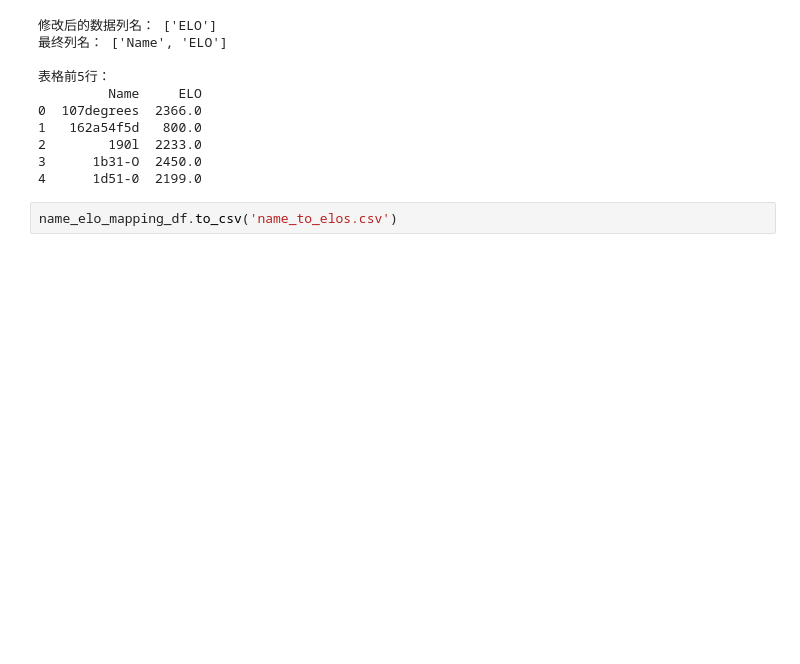
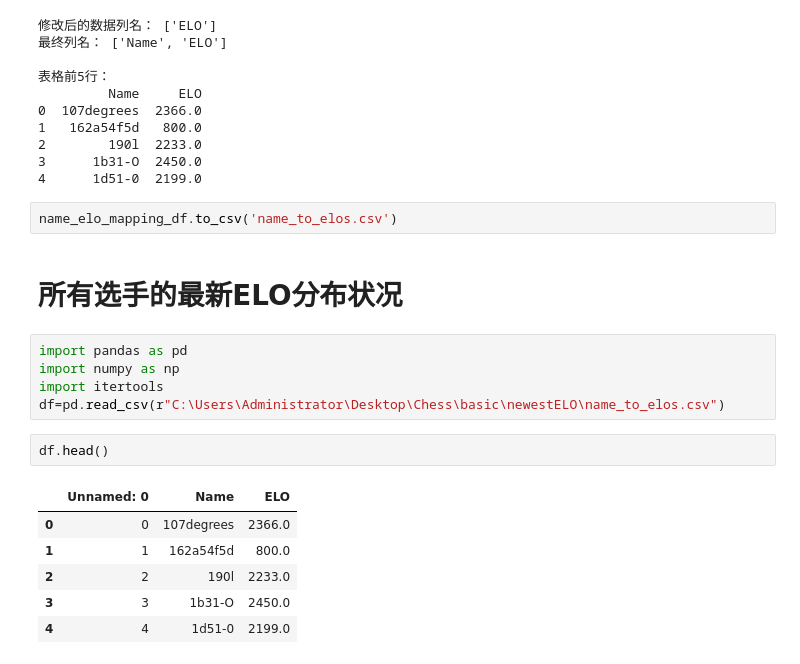
Before and after one commit to zZimablueee/Chess, a Jupyter notebook: basic/newestELO/elo.ipynb, the cells around one changed output. Cells and saved outputs as stored; diff of their text form; blank space fills up the shorter version.

```diff
--- a/basic/newestELO/elo.ipynb
+++ b/basic/newestELO/elo.ipynb
@@ -35,3 +35,19 @@ print(name_elo_mapping_df.head())
 4      1d51-0  2199.0
 # %%
 name_elo_mapping_df.to_csv('name_to_elos.csv')
+# %% [markdown]
+# 所有选手的最新ELO分布状况
+# %%
+import pandas as pd
+import numpy as np
+import itertools
+df=pd.read_csv(r"C:\Users\Administrator\Desktop\Chess\basic\newestELO\name_to_elos.csv")
+# %%
+df.head()
+# %% [output]
+|  | Unnamed: 0 | Name | ELO |
+| 0 | 0 | 107degrees | 2366.0 |
+| 1 | 1 | 162a54f5d | 800.0 |
+| 2 | 2 | 190l | 2233.0 |
+| 3 | 3 | 1b31-O | 2450.0 |
+| 4 | 4 | 1d51-0 | 2199.0 |
```
Also changed, not shown: parts of 3 cells of this notebook, 2 other files.
